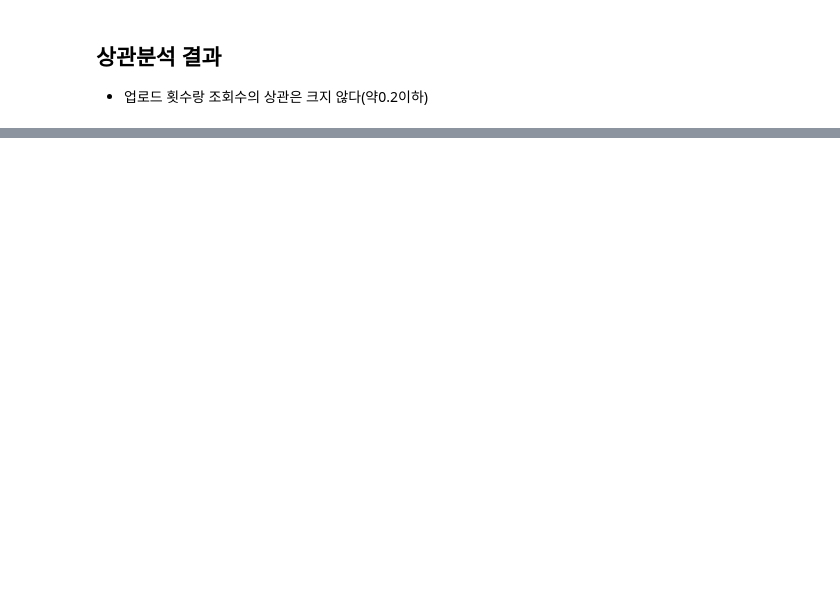
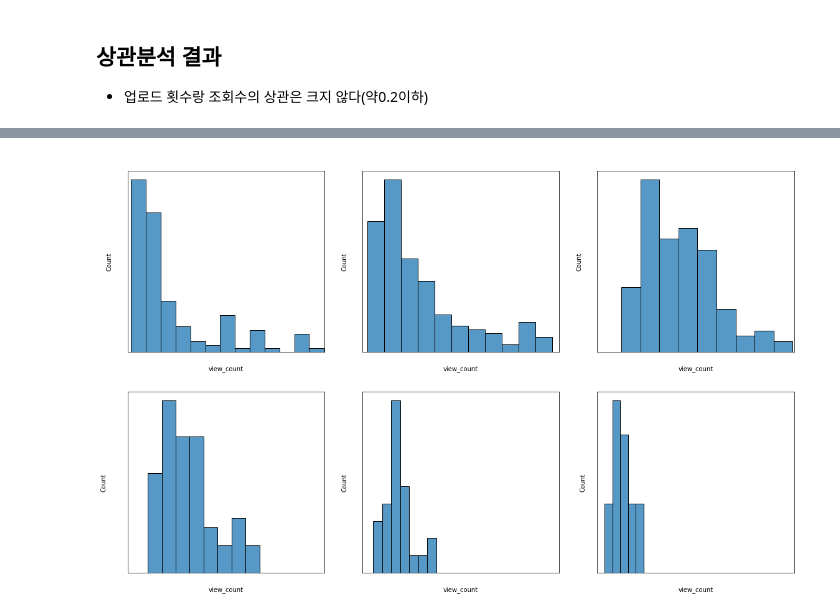
Before and after one commit to DominKim/Data_literacy, a Jupyter notebook: 2.프로젝트/1.경돼/3.스크립트/1.김도민/2_EDA.ipynb, the cells around one changed output, grey strips where cells are left out. Saved outputs shown, nothing was run; the diff lists cells and outputs as text; code cells hidden in the pictures; blank space fills up the shorter version.

```diff
--- a/2.프로젝트/1.경돼/3.스크립트/1.김도민/2_EDA.ipynb
+++ b/2.프로젝트/1.경돼/3.스크립트/1.김도민/2_EDA.ipynb
@@ -204,0 +217,23 @@ Name: month_upload_count, dtype: int64
+# %%
+# 연도 리스트
+a = use_df["published_year"].unique()
+a.sort()
+
+# 시각화
+fig, axs = plt.subplots(ncols = 3, nrows = 2, figsize = (16,10))
+
+for idx, column in enumerate(a):
+    if idx < 3:
+        row = 0
+    else:
+        row = 1
+    col = idx % 3
+    axs[row][col].set_title(f'{column}', fontdict = {'fontsize':20,
+                                                    "fontweight":"bold",
+                                                    "color":"white"})
+    axs[row][col].set_xlim([0, 25000])
+    axs[row][col].tick_params(colors = "white")
+    sns.histplot(use_df[use_df["published_year"] == column]["view_count"], ax = axs[row][col])
+    fig.tight_layout()
+# %% [output]
+[figure, added]
```
Also changed, not shown: parts of 20 cells of this notebook.
